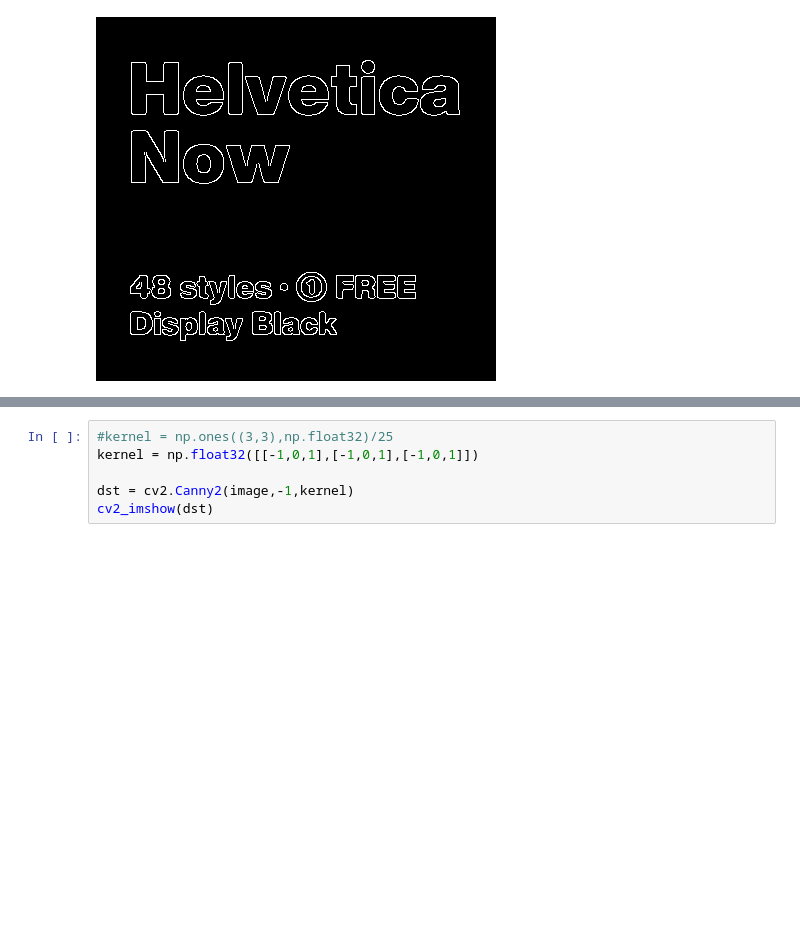
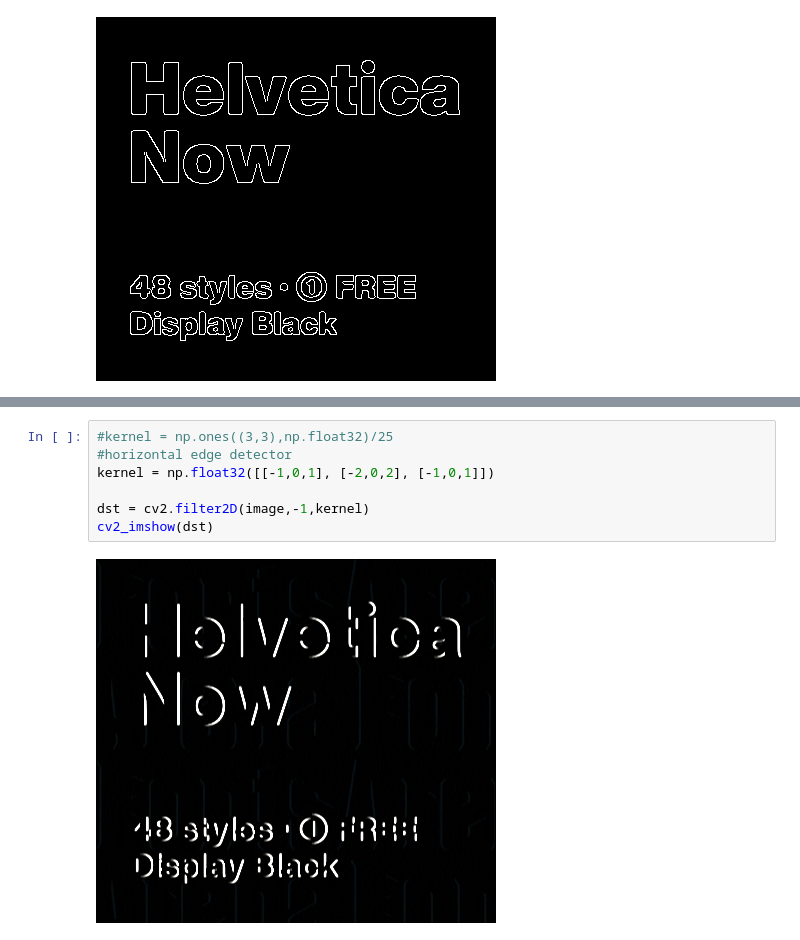
Before and after one commit to rohit02bits/machineLearning, a Jupyter notebook: P1S1.ipynb, the cells around one changed output, grey strips where cells are left out. Drawn from its saved outputs; the diff is of its cells as text; blank space fills up the shorter version.

```diff
--- a/P1S1.ipynb
+++ b/P1S1.ipynb
@@ -41,6 +53,9 @@ cv2_imshow(dst)
 # %%
 #kernel = np.ones((3,3),np.float32)/25
-kernel = np.float32([[-1,0,1],[-1,0,1],[-1,0,1]])
+#horizontal edge detector
+kernel = np.float32([[-1,0,1], [-2,0,2], [-1,0,1]])
 
-dst = cv2.Canny2(image,-1,kernel)
+dst = cv2.filter2D(image,-1,kernel)
 cv2_imshow(dst)
+# %% [output]
+[figure, added]
```
Also changed, not shown: parts of 5 cells of this notebook.
